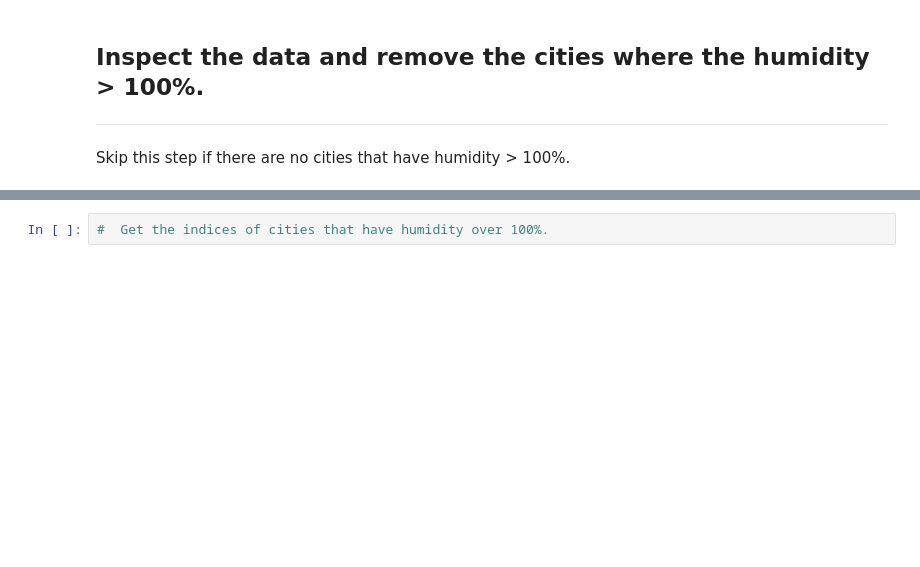
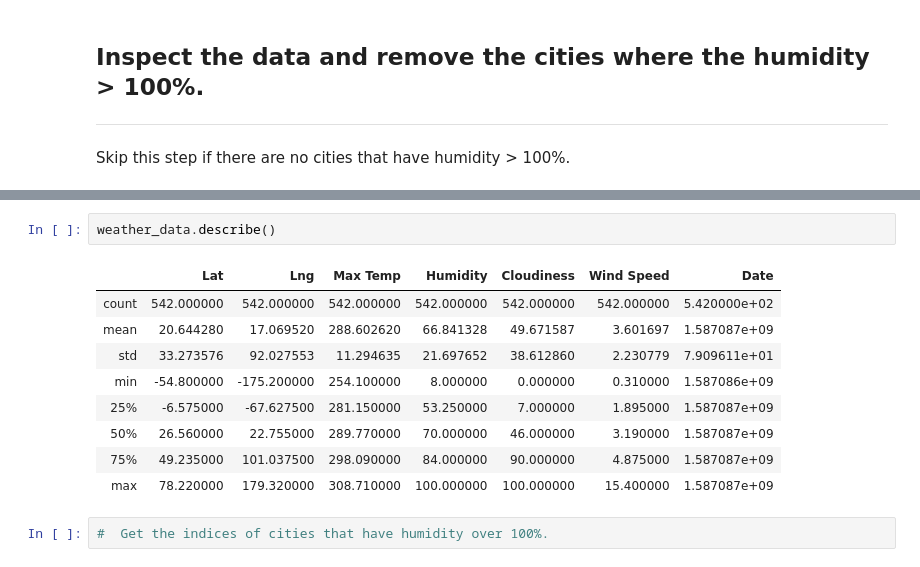
Before and after one commit to joshuadanielp/06_Python_APIs_HW, a Jupyter notebook: WeatherPy.ipynb, the cells around one changed output, grey strips where cells are left out. Drawn from its saved outputs; the diff is of its cells as text; blank space fills up the shorter version.

```diff
--- a/WeatherPy.ipynb
+++ b/WeatherPy.ipynb
@@ -196,3 +180,15 @@ Skip this step if there are no cities that have humidity > 100%.
+# %%
+weather_data.describe()
+# %% [output]
+|  | Lat | Lng | Max Temp | Humidity | Cloudiness | Wind Speed | Date |
+| count | 542.000000 | 542.000000 | 542.000000 | 542.000000 | 542.000000 | 542.000000 | 5.420000e+02 |
+| mean | 20.644280 | 17.069520 | 288.602620 | 66.841328 | 49.671587 | 3.601697 | 1.587087e+09 |
+| std | 33.273576 | 92.027553 | 11.294635 | 21.697652 | 38.612860 | 2.230779 | 7.909611e+01 |
+| min | -54.800000 | -175.200000 | 254.100000 | 8.000000 | 0.000000 | 0.310000 | 1.587086e+09 |
+| 25% | -6.575000 | -67.627500 | 281.150000 | 53.250000 | 7.000000 | 1.895000 | 1.587087e+09 |
+| 50% | 26.560000 | 22.755000 | 289.770000 | 70.000000 | 46.000000 | 3.190000 | 1.587087e+09 |
+| 75% | 49.235000 | 101.037500 | 298.090000 | 84.000000 | 90.000000 | 4.875000 | 1.587087e+09 |
+| max | 78.220000 | 179.320000 | 308.710000 | 100.000000 | 100.000000 | 15.400000 | 1.587087e+09 |
 # %%
 #  Get the indices of cities that have humidity over 100%.
 # %% [output]
```
Also changed, not shown: parts of 5 cells of this notebook.
